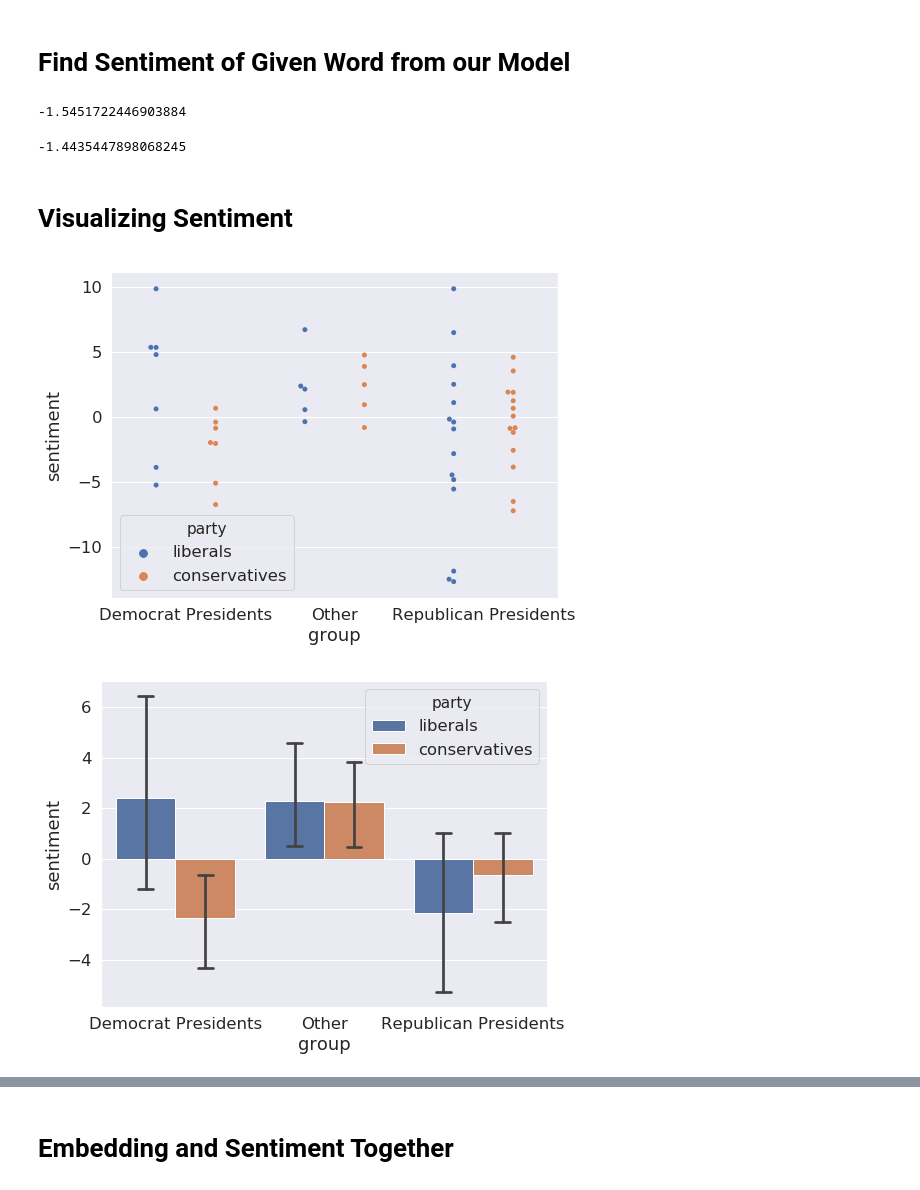
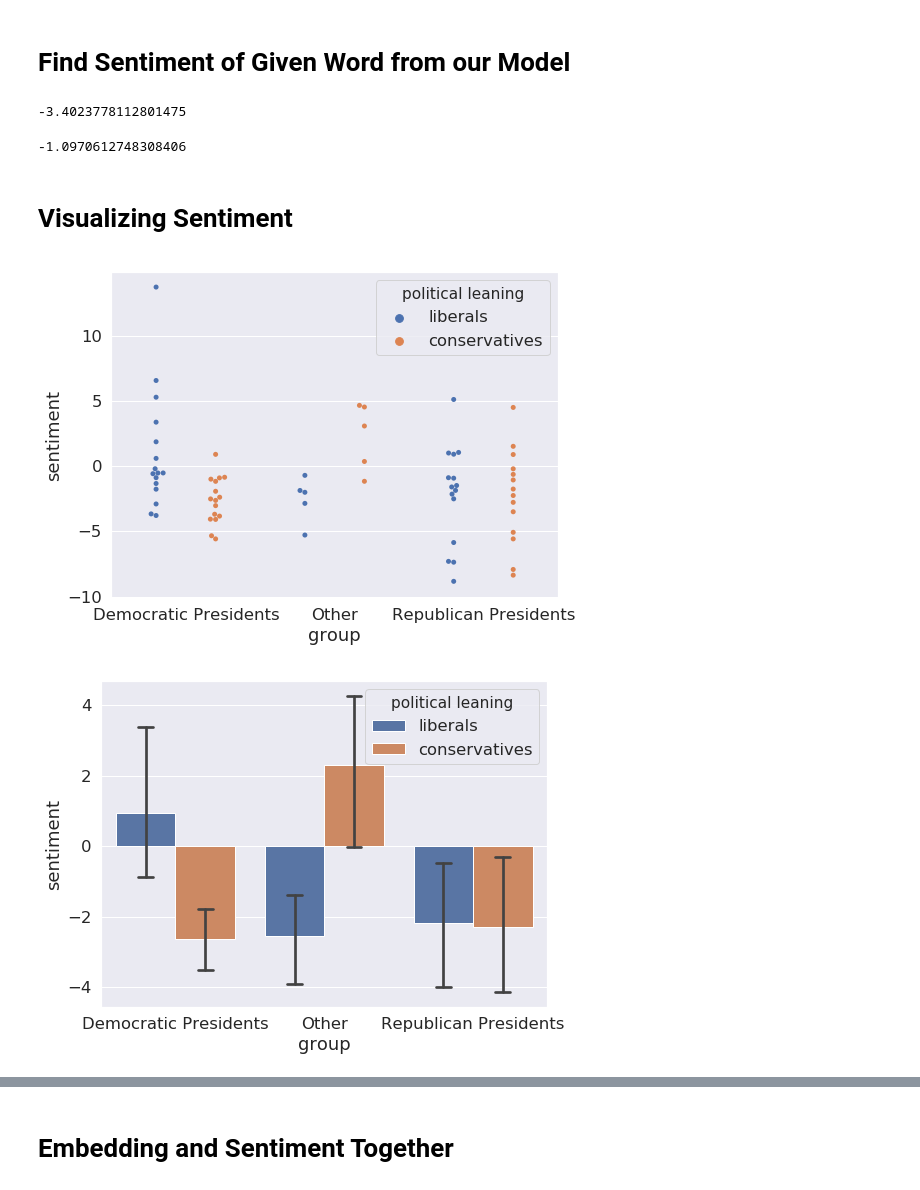
Before and after one commit to Alpha-1787/W266-Final-Project, a Jupyter notebook: Adam-FinalProject.ipynb, the cells around one changed output, grey strips where cells are left out. Cells and saved outputs as stored; diff of their text form; code cells hidden in the pictures.

```diff
--- a/Adam-FinalProject.ipynb
+++ b/Adam-FinalProject.ipynb
@@ -503,9 +540,9 @@ def load_lexicon(filename, source='BL', binary = False):
                 word, tag = text.split('#')
                 if tag == 'a':
                     if binary:
-                        if float(sentiment) < 0:
+                        if float(sentiment) < -0.3:
                             neg_words[word] = -1
-                        elif float(sentiment) > 0:
+                        elif float(sentiment) > 0.3:
                             pos_words[word] = 1
                     else:
                         if float(sentiment) < 0:
@@ -913,26 +964,27 @@ def text_to_sentiment(text, model, embeddings):
 model = dem_model
 embeddings = dem_embeddings
 
-text_to_sentiment("bernie", model, embeddings)
+text_to_sentiment("hillary", model, embeddings)
 # %% [output]
--1.5451722446903884
+-3.4023778112801475
 # %%
 model = rep_model
 embeddings = rep_embeddings
 
-text_to_sentiment("bernie", model, embeddings)
+text_to_sentiment("hillary", model, embeddings)
 # %% [output]
--1.4435447898068245
+-1.0970612748308406
 # %% [markdown]
 # Visualizing Sentiment
 # %%
 presidents = {
 
-    'Democrat Presidents': [
+    'Democratic Presidents': [
         'James Buchanan','Jimmy Carter', 'Grover Cleveland', 'Bill Clinton', 'Andrew Jackson', 'Andrew Johnson',
         'Lyndon B. Johnson', 'John F. Kennedy', 'Barack Obama', 'Franklin Pierce', 'James K. Polk',
         'Franklin D. Roosevelt', 'Harry S. Truman', 'Martin Van Buren', 'Woodrow Wilson', 'fdr', 'obama', 'clinton',
-        'kennedy', 'jfk', 'truman', 'roosevelt'
+        'kennedy', 'jfk', 'truman', 'roosevelt', 'buchanan', 'carter', 'cleveland', 'jackson', 'johnson', 'barack',
+        'pierce', 'polk', 'woodrow'
     ],
 
     'Republican Presidents': [
@@ -948,32 +1000,34 @@ presidents = {
         'George Washington', 'John Adams', 'Thomas Jefferson', 'James Madison', 'James Monroe', 'John Quincy Adams',
         'William Henry Harrison', 'John Tyler', 'Zachary Taylor', 'Millard Fillmore','Andrew Johnson', 'washington',
         'adams', 'jefferson', 'madison', 'monroe'
+        #, 'gw', 'jqa', 'madison', 'quincy', 'harrison', 'tyler', 'taylor',
+        #'fillmore'
     ]
 }
 # %%
-def sentiment_table(data, model,embeddings,cont=False):
-    frames = []
-    for group, token_list in sorted(data.items()):
-        lower_tokens = [token.lower() for token in token_list]
-        sentiments = words_to_sentiment(lower_tokens, model, embeddings, cont=cont)
+def sentiment_df(word_groups, model,embeddings,cont=False):
+    list_of_dfs = []
+    for group, words in sorted(word_groups.items()):
+        words_lc = [word.lower() for word in words]
+        sentiments = words_to_sentiment(words_lc, model, embeddings, cont=cont)
         sentiments['group'] = group
-        frames.append(sentiments)
-    return pd.concat(frames)
+        list_of_dfs.append(sentiments)
+    return pd.concat(list_of_dfs)
 # %%
 cont = False
-dem_sentiments = sentiment_table(presidents, dem_model, dem_embeddings,cont=cont)
-rep_sentiments = sentiment_table(presidents, rep_model, rep_embeddings,cont=cont)
-dem_sentiments['party'] = 'liberals'
-rep_sentiments['party'] = 'conservatives'
+dem_sentiments = sentiment_df(presidents, dem_model, dem_embeddings,cont=cont)
+rep_sentiments = sentiment_df(presidents, rep_model, rep_embeddings,cont=cont)
+dem_sentiments['political leaning'] = 'liberals'
+rep_sentiments['political leaning'] = 'conservatives'
 both_sentiments = pd.concat([dem_sentiments,rep_sentiments])
 
 plt.figure(figsize=(8,6))
-plot = sns.swarmplot(x='group', y='sentiment', hue='party', data=both_sentiments, dodge = True)
+plot = sns.swarmplot(x='group', y='sentiment', hue='political leaning', data=both_sentiments, dodge = True)
 #plot.set_ylim([-1, 1])
 # %% [output]
-[figure, old version]
+[figure, new version]
 # %%
 plt.figure(figsize=(8,6))
-plot = sns.barplot(x='group', y='sentiment', hue='party', data=both_sentiments, capsize=.1)
+plot = sns.barplot(x='group', y='sentiment', hue='political leaning', data=both_sentiments, capsize=.1)
 # %% [output]
-[figure, old version]
+[figure, new version]
```
Also changed, not shown: parts of 34 cells of this notebook, 1 other file.
